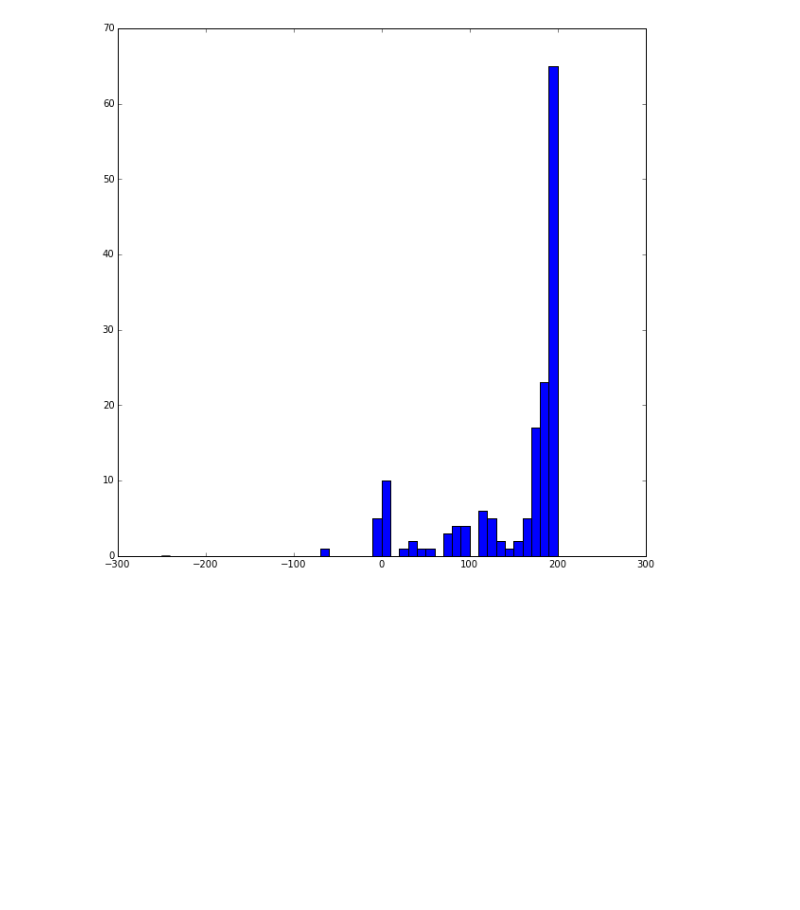
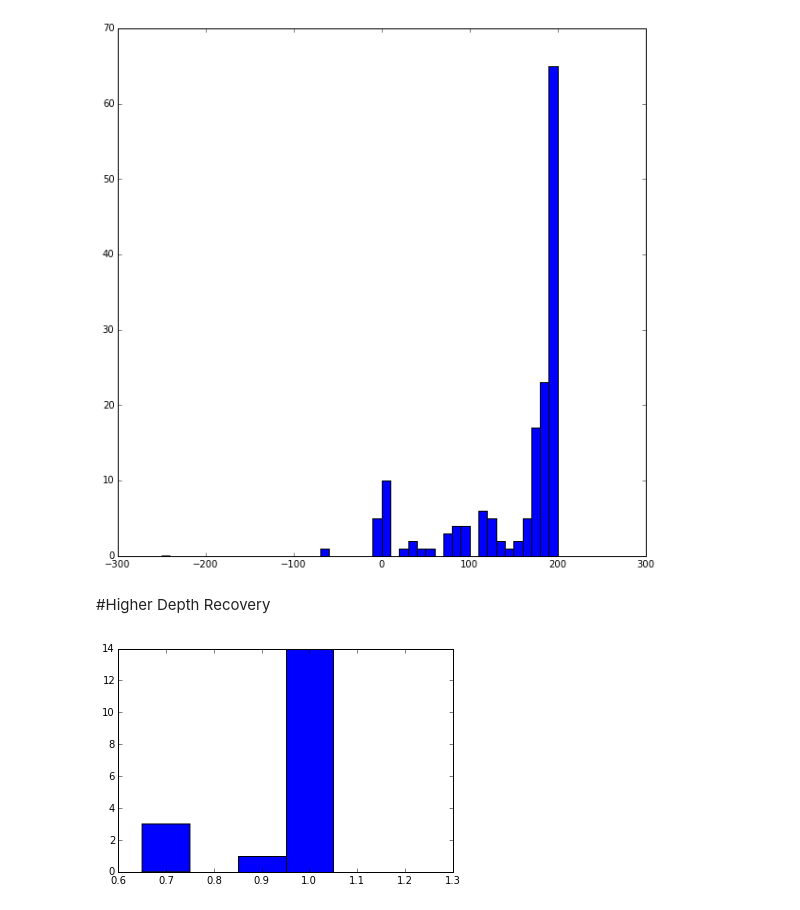
Before and after one commit to jmbhughes/swarced, a Jupyter notebook: recover_many_planets.ipynb, the cells around one changed output. Drawn from its saved outputs; the diff is of its cells as text; code cells hidden in the pictures; blank space fills up the shorter version.

```diff
--- a/recover_many_planets.ipynb
+++ b/recover_many_planets.ipynb
@@ -130,3 +141,10 @@ pl.hist(pct_diff*100, 100*np.arange(-2.5,2.5,0.1))
 pl.show()
 # %% [output]
 [figure]
+# %% [markdown]
+#Higher Depth Recovery
+# %%
+pl.hist(success, np.arange(0.6, 1.3, 0.1)+0.05)
+pl.show()
+# %% [output]
+[figure, added]
```
Also changed, not shown: parts of 21 cells of this notebook, 1 other file.
